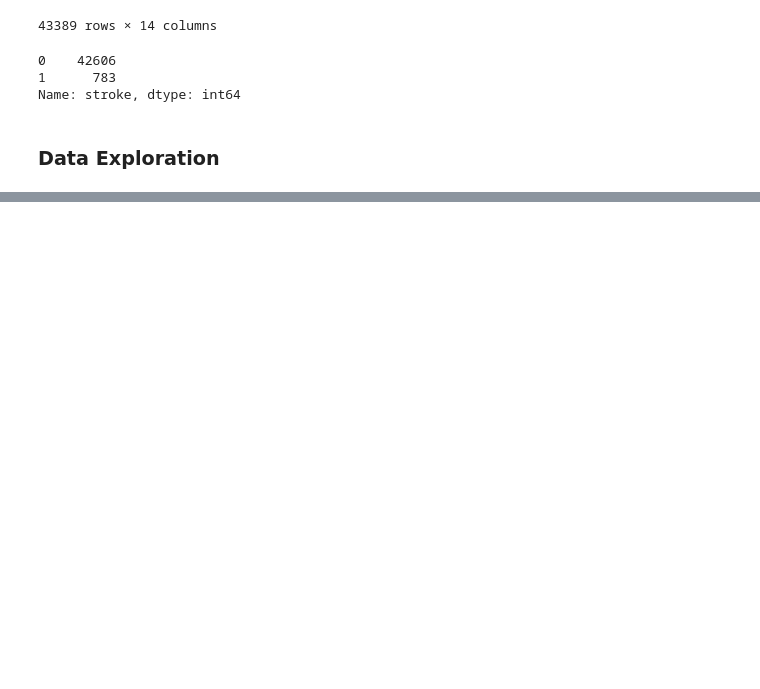
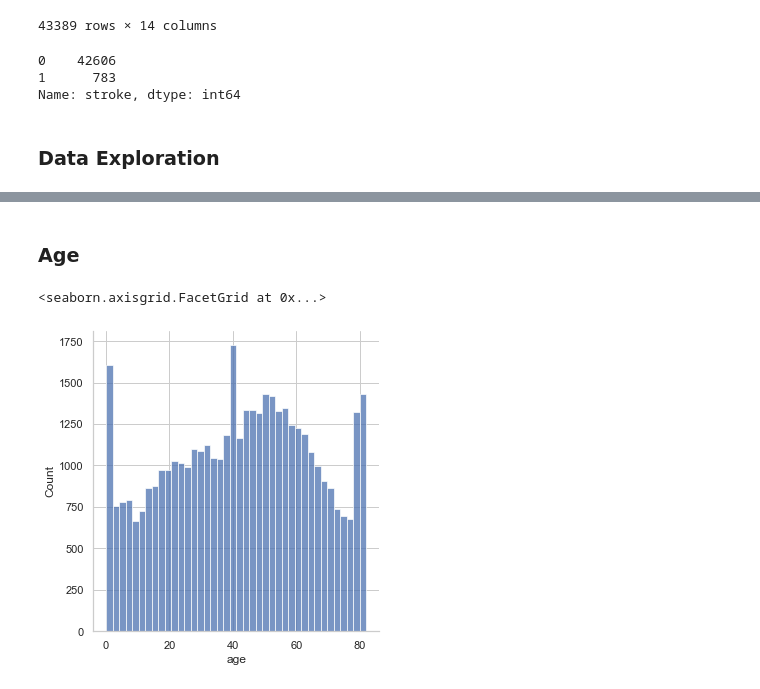
Before and after one commit to sadayas/strokerisks, a Jupyter notebook: Stroke_Data_Exploration.ipynb, the cells around one changed output, grey strips where cells are left out. Saved outputs shown, nothing was run; the diff lists cells and outputs as text; code cells hidden in the pictures; blank space fills up the shorter version.

```diff
--- a/Stroke_Data_Exploration.ipynb
+++ b/Stroke_Data_Exploration.ipynb
@@ -407,0 +417,9 @@ Name: stroke, dtype: int64
+# %% [markdown]
+### Age
+# %%
+# age in df
+df['age'].nunique()
+sns.displot(df['age'])
+# %% [output]
+<seaborn.axisgrid.FacetGrid at 0x...>
+[figure, added]
```
Also changed, not shown: parts of 17 cells of this notebook, 2 other files.
